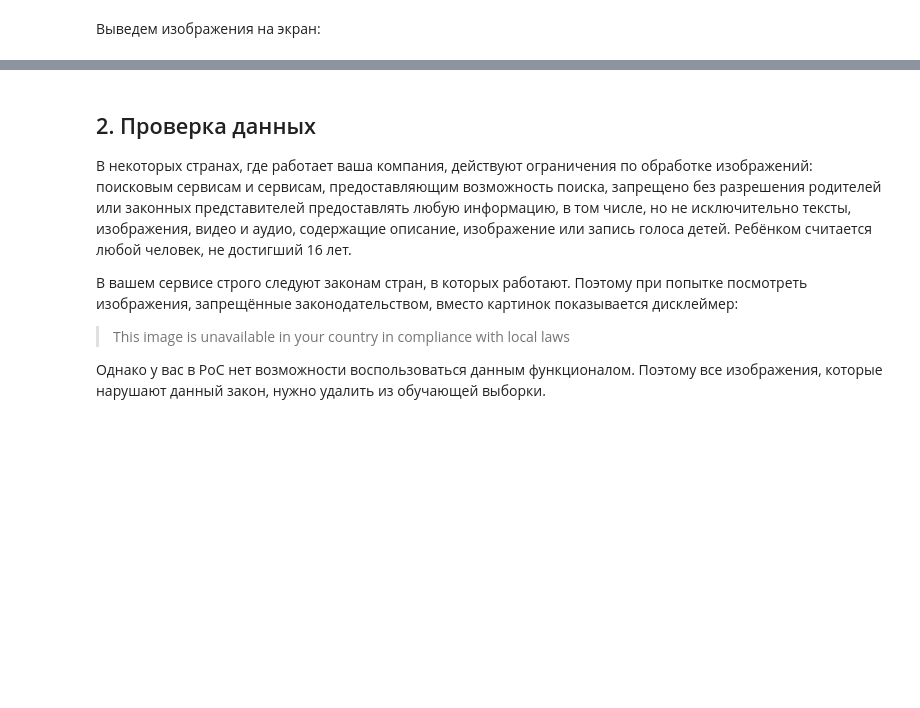
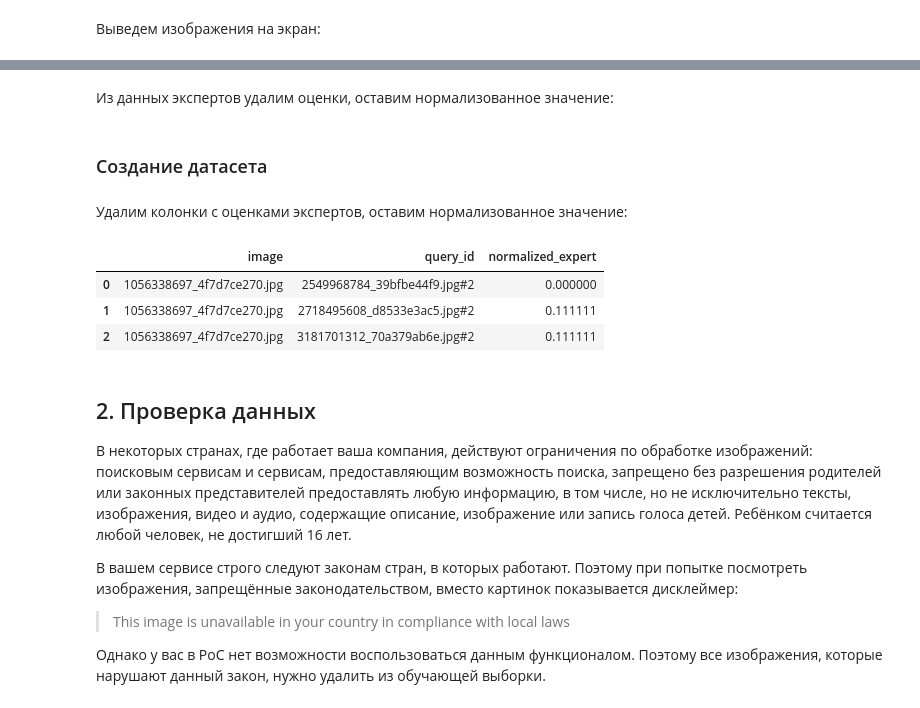
Before and after one commit to 9yx/image_search, a Jupyter notebook: project4.ipynb, the cells around one changed output, grey strips where cells are left out. Drawn from its saved outputs; the diff is of its cells as text; code cells hidden in the pictures; blank space fills up the shorter version.

```diff
--- a/project4.ipynb
+++ b/project4.ipynb
@@ -330,0 +361,14 @@ for i in range(10):
+# %% [markdown]
+Из данных экспертов удалим оценки, оставим нормализованное значение:
+# %% [markdown]
+### Создание датасета
+# %% [markdown]
+Удалим колонки с оценками экспертов, оставим нормализованное значение:
+# %%
+expert_annotations_df = expert_annotations_df.drop(['expert_1', 'expert_2', 'expert_3'], axis = 1)
+expert_annotations_df.head(3)
+# %% [output]
+|  | image | query_id | normalized_expert |
+| 0 | 1056338697_4f7d7ce270.jpg | 2549968784_39bfbe44f9.jpg#2 | 0.000000 |
+| 1 | 1056338697_4f7d7ce270.jpg | 2718495608_d8533e3ac5.jpg#2 | 0.111111 |
+| 2 | 1056338697_4f7d7ce270.jpg | 3181701312_70a379ab6e.jpg#2 | 0.111111 |
```
Also changed, not shown: parts of 12 cells of this notebook.
